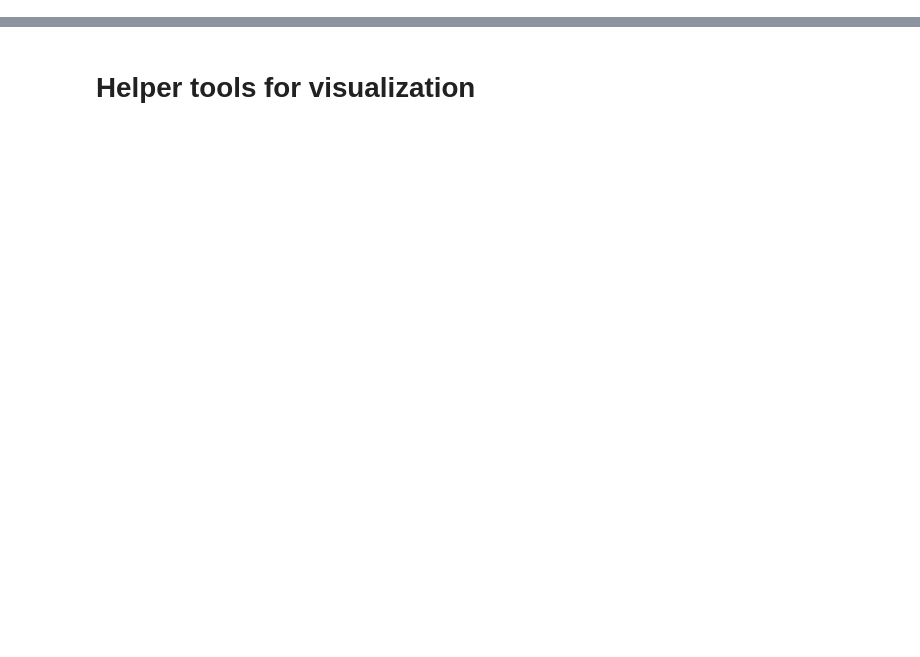
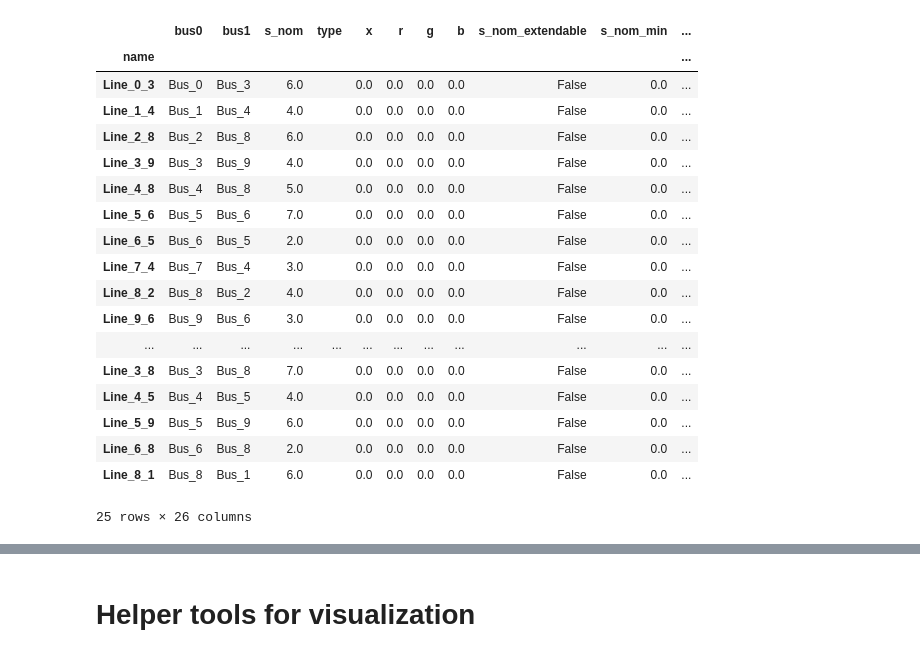
Before and after one commit to PlanQK/EnergyUnitCommitment, a Jupyter notebook: analysis.ipynb, the cells around one changed output, grey strips where cells are left out. Cells and saved outputs as stored; diff of their text form; code cells hidden in the pictures; blank space fills up the shorter version.

```diff
--- a/analysis.ipynb
+++ b/analysis.ipynb
@@ -10,0 +21,22 @@ INFO:pypsa.io:Imported network output.nc has buses, generators, lines, loads
+# %%
+originalDataSet.lines
+# %% [output]
+|  | bus0 | bus1 | s_nom | type | x | r | g | b | s_nom_extendable | s_nom_min | ... |
+| name |  |  |  |  |  |  |  |  |  |  | ... |
+| Line_0_3 | Bus_0 | Bus_3 | 6.0 |  | 0.0 | 0.0 | 0.0 | 0.0 | False | 0.0 | ... |
+| Line_1_4 | Bus_1 | Bus_4 | 4.0 |  | 0.0 | 0.0 | 0.0 | 0.0 | False | 0.0 | ... |
+| Line_2_8 | Bus_2 | Bus_8 | 6.0 |  | 0.0 | 0.0 | 0.0 | 0.0 | False | 0.0 | ... |
+| Line_3_9 | Bus_3 | Bus_9 | 4.0 |  | 0.0 | 0.0 | 0.0 | 0.0 | False | 0.0 | ... |
+| Line_4_8 | Bus_4 | Bus_8 | 5.0 |  | 0.0 | 0.0 | 0.0 | 0.0 | False | 0.0 | ... |
+| Line_5_6 | Bus_5 | Bus_6 | 7.0 |  | 0.0 | 0.0 | 0.0 | 0.0 | False | 0.0 | ... |
+| Line_6_5 | Bus_6 | Bus_5 | 2.0 |  | 0.0 | 0.0 | 0.0 | 0.0 | False | 0.0 | ... |
+| Line_7_4 | Bus_7 | Bus_4 | 3.0 |  | 0.0 | 0.0 | 0.0 | 0.0 | False | 0.0 | ... |
+| Line_8_2 | Bus_8 | Bus_2 | 4.0 |  | 0.0 | 0.0 | 0.0 | 0.0 | False | 0.0 | ... |
+| Line_9_6 | Bus_9 | Bus_6 | 3.0 |  | 0.0 | 0.0 | 0.0 | 0.0 | False | 0.0 | ... |
+| ... | ... | ... | ... | ... | ... | ... | ... | ... | ... | ... | ... |
+| Line_3_8 | Bus_3 | Bus_8 | 7.0 |  | 0.0 | 0.0 | 0.0 | 0.0 | False | 0.0 | ... |
+| Line_4_5 | Bus_4 | Bus_5 | 4.0 |  | 0.0 | 0.0 | 0.0 | 0.0 | False | 0.0 | ... |
+| Line_5_9 | Bus_5 | Bus_9 | 6.0 |  | 0.0 | 0.0 | 0.0 | 0.0 | False | 0.0 | ... |
+| Line_6_8 | Bus_6 | Bus_8 | 2.0 |  | 0.0 | 0.0 | 0.0 | 0.0 | False | 0.0 | ... |
+| Line_8_1 | Bus_8 | Bus_1 | 6.0 |  | 0.0 | 0.0 | 0.0 | 0.0 | False | 0.0 | ... |
+25 rows × 26 columns
```
Also changed, not shown: parts of 4 cells of this notebook, 7 other files.
